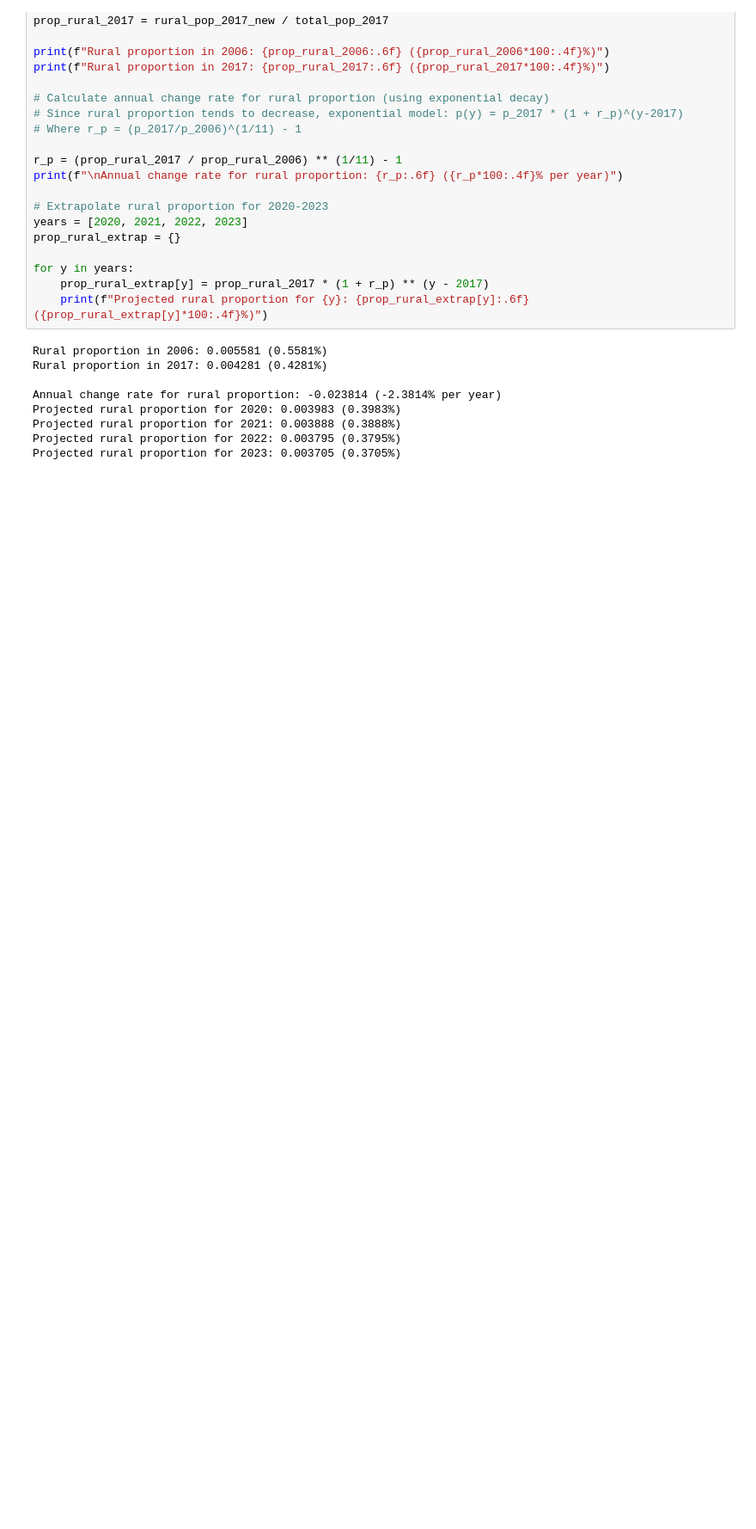
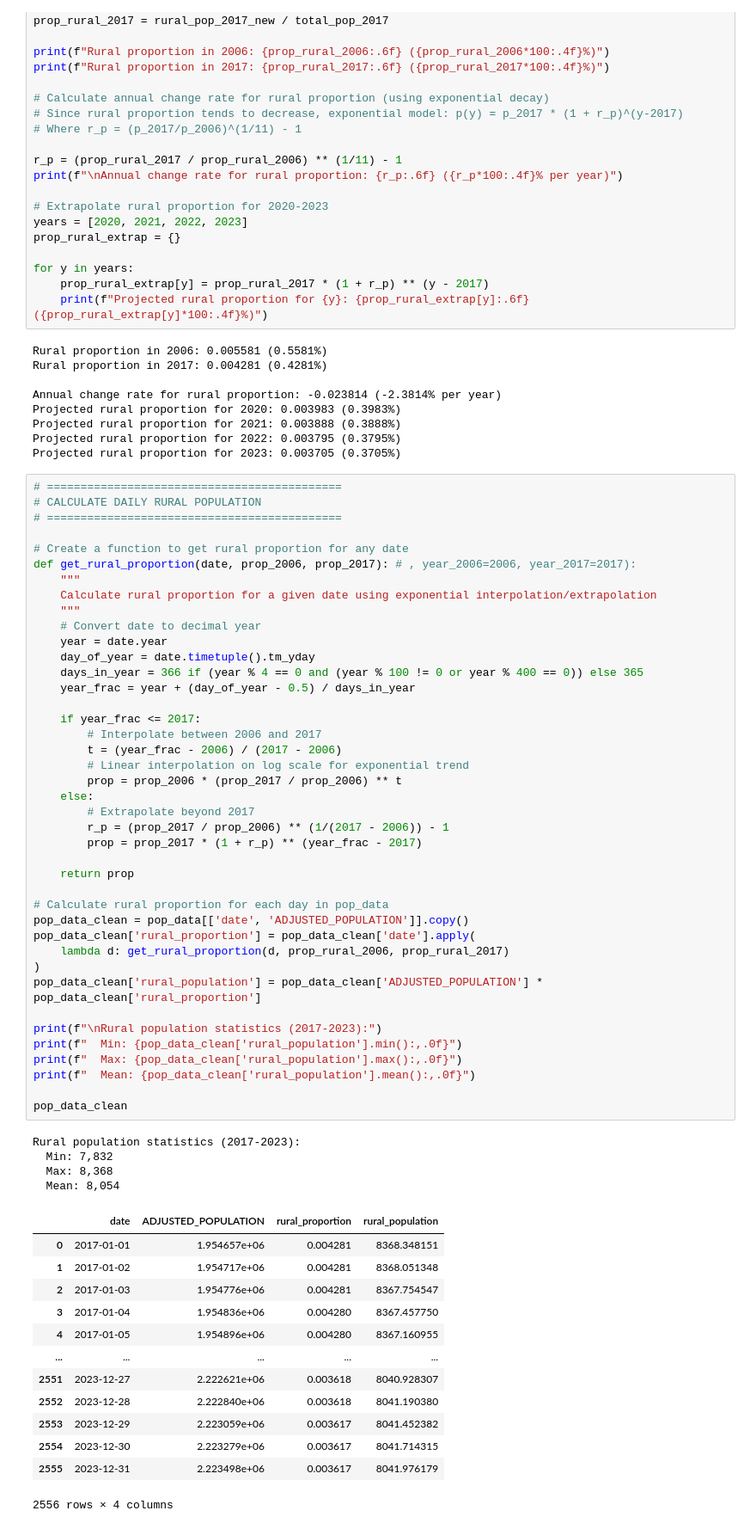
Before and after one commit to RaphaLevy/Study_on_malaria_dynamics_v2, a Jupyter notebook: data_files/notebooks/Manaus_Population_Correction.ipynb, the cells around one changed output. Shown at 86% size. Saved outputs shown, nothing was run; the diff lists cells and outputs as text; blank space fills up the shorter version.

```diff
--- a/data_files/notebooks/Manaus_Population_Correction.ipynb
+++ b/data_files/notebooks/Manaus_Population_Correction.ipynb
@@ -460,3 +460,62 @@ Projected rural proportion for 2020: 0.003983 (0.3983%)
 Projected rural proportion for 2021: 0.003888 (0.3888%)
 Projected rural proportion for 2022: 0.003795 (0.3795%)
 Projected rural proportion for 2023: 0.003705 (0.3705%)
+# %%
+# ============================================
+# CALCULATE DAILY RURAL POPULATION
+# ============================================
+
+# Create a function to get rural proportion for any date
+def get_rural_proportion(date, prop_2006, prop_2017): # , year_2006=2006, year_2017=2017):
+    """
+    Calculate rural proportion for a given date using exponential interpolation/extrapolation
+    """
+    # Convert date to decimal year
+    year = date.year
+    day_of_year = date.timetuple().tm_yday
+    days_in_year = 366 if (year % 4 == 0 and (year % 100 != 0 or year % 400 == 0)) else 365
+    year_frac = year + (day_of_year - 0.5) / days_in_year
+
+    if year_frac <= 2017:
+        # Interpolate between 2006 and 2017
+        t = (year_frac - 2006) / (2017 - 2006)
+        # Linear interpolation on log scale for exponential trend
+        prop = prop_2006 * (prop_2017 / prop_2006) ** t
+    else:
+        # Extrapolate beyond 2017
+        r_p = (prop_2017 / prop_2006) ** (1/(2017 - 2006)) - 1
+        prop = prop_2017 * (1 + r_p) ** (year_frac - 2017)
+
+    return prop
+
+# Calculate rural proportion for each day in pop_data
+pop_data_clean = pop_data[['date', 'ADJUSTED_POPULATION']].copy()
+pop_data_clean['rural_proportion'] = pop_data_clean['date'].apply(
+    lambda d: get_rural_proportion(d, prop_rural_2006, prop_rural_2017)
+)
+pop_data_clean['rural_population'] = pop_data_clean['ADJUSTED_POPULATION'] * pop_data_clean['rural_proportion']
+
+print(f"\nRural population statistics (2017-2023):")
+print(f"  Min: {pop_data_clean['rural_population'].min():,.0f}")
+print(f"  Max: {pop_data_clean['rural_population'].max():,.0f}")
+print(f"  Mean: {pop_data_clean['rural_population'].mean():,.0f}")
+
+pop_data_clean
+# %% [output]
+Rural population statistics (2017-2023):
+  Min: 7,832
+  Max: 8,368
+  Mean: 8,054
+|  | date | ADJUSTED_POPULATION | rural_proportion | rural_population |
+| 0 | 2017-01-01 | 1.954657e+06 | 0.004281 | 8368.348151 |
+| 1 | 2017-01-02 | 1.954717e+06 | 0.004281 | 8368.051348 |
+| 2 | 2017-01-03 | 1.954776e+06 | 0.004281 | 8367.754547 |
+| 3 | 2017-01-04 | 1.954836e+06 | 0.004280 | 8367.457750 |
+| 4 | 2017-01-05 | 1.954896e+06 | 0.004280 | 8367.160955 |
+| ... | ... | ... | ... | ... |
+| 2551 | 2023-12-27 | 2.222621e+06 | 0.003618 | 8040.928307 |
+| 2552 | 2023-12-28 | 2.222840e+06 | 0.003618 | 8041.190380 |
+| 2553 | 2023-12-29 | 2.223059e+06 | 0.003617 | 8041.452382 |
+| 2554 | 2023-12-30 | 2.223279e+06 | 0.003617 | 8041.714315 |
+| 2555 | 2023-12-31 | 2.223498e+06 | 0.003617 | 8041.976179 |
+2556 rows × 4 columns
```
Also changed, not shown: parts of 6 cells of this notebook.
